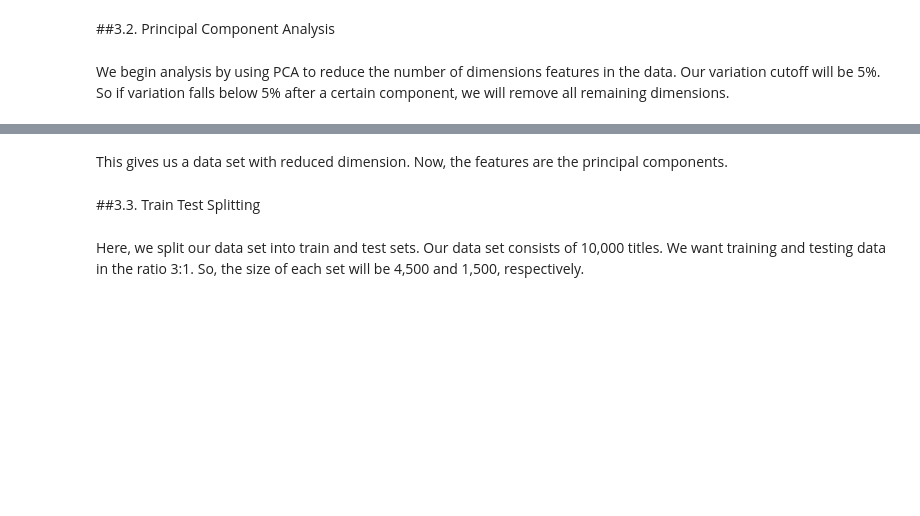
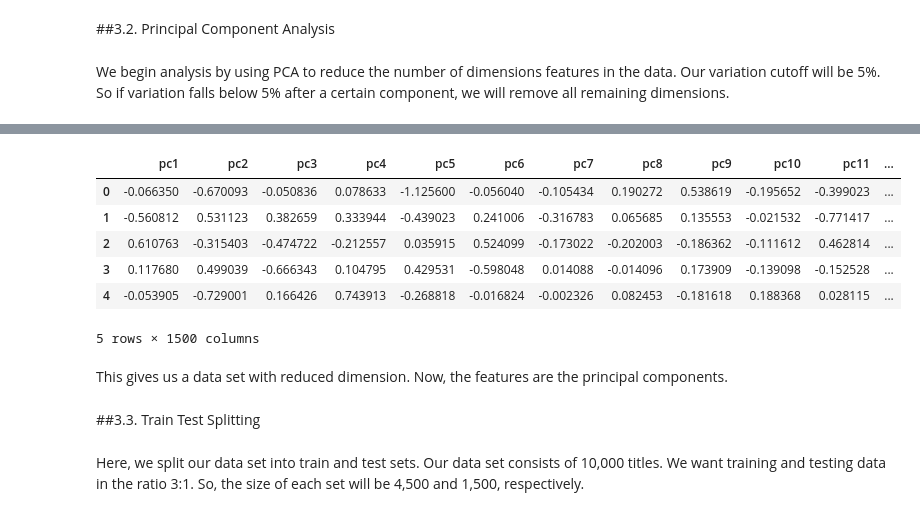
Before and after one commit to zhiqianseah/CS109finalproj, a Jupyter notebook: Project Write Up.ipynb, the cells around one changed output, grey strips where cells are left out. Saved outputs shown, nothing was run; the diff lists cells and outputs as text; code cells hidden in the pictures; blank space fills up the shorter version.

```diff
--- a/Project Write Up.ipynb
+++ b/Project Write Up.ipynb
@@ -56,10 +228,8 @@ We begin analysis by using PCA to reduce the number of dimensions features in th
 # %%
 from sklearn.decomposition import PCA
 
-#Replace 60 with desired n later
-pca = PCA(n_components=60)
+pca = PCA(n_components=1500)
 
-#X should consist only of independent variables, leave out Y
-new_X = pca.fit_transform(df[X])
+new_X = pca.fit_transform(Xsampleddf)
 # %%
 pca.explained_variance_ratio_
@@ -67,15 +238,0 @@ print pca.explained_variance_ratio_.sum() #This should be above 90% at desired n
-# %%
-#Loop to find the optimal n_components that explains 95% of variation
-
-for n in range(1,1001):
-        pca = PCA(n_components=n)
-        new_X = pca.fit_transform(df[X])
-        if pca.explained_variance_ratio_.sum()>0.95:
-            N_pca = n
-            print "Optimal n:", n
-            break
-# %%
-#Apply N_pca to data set
-pca = PCA(n_components=N_pca)
-
-new_X = pca.fit_transform(df[X])
@@ -86,3 +239,18 @@ new_X
+# %%
+Xdf = pd.DataFrame()
+
+for i in range(pca.explained_variance_ratio_.shape[0]):
+    Xdf["pc%i" % (i+1)] = new_X[:,i]
+# %%
+Xdf.head()
+# %% [output]
+|  | pc1 | pc2 | pc3 | pc4 | pc5 | pc6 | pc7 | pc8 | pc9 | pc10 | pc11 | ... |
+| 0 | -0.066350 | -0.670093 | -0.050836 | 0.078633 | -1.125600 | -0.056040 | -0.105434 | 0.190272 | 0.538619 | -0.195652 | -0.399023 | ... |
+| 1 | -0.560812 | 0.531123 | 0.382659 | 0.333944 | -0.439023 | 0.241006 | -0.316783 | 0.065685 | 0.135553 | -0.021532 | -0.771417 | ... |
+| 2 | 0.610763 | -0.315403 | -0.474722 | -0.212557 | 0.035915 | 0.524099 | -0.173022 | -0.202003 | -0.186362 | -0.111612 | 0.462814 | ... |
+| 3 | 0.117680 | 0.499039 | -0.666343 | 0.104795 | 0.429531 | -0.598048 | 0.014088 | -0.014096 | 0.173909 | -0.139098 | -0.152528 | ... |
+| 4 | -0.053905 | -0.729001 | 0.166426 | 0.743913 | -0.268818 | -0.016824 | -0.002326 | 0.082453 | -0.181618 | 0.188368 | 0.028115 | ... |
+5 rows × 1500 columns
 # %% [markdown]
 This gives us a data set with reduced dimension. Now, the features are the principal components.
 # %% [markdown]
```
Also changed, not shown: parts of 35 cells of this notebook.
